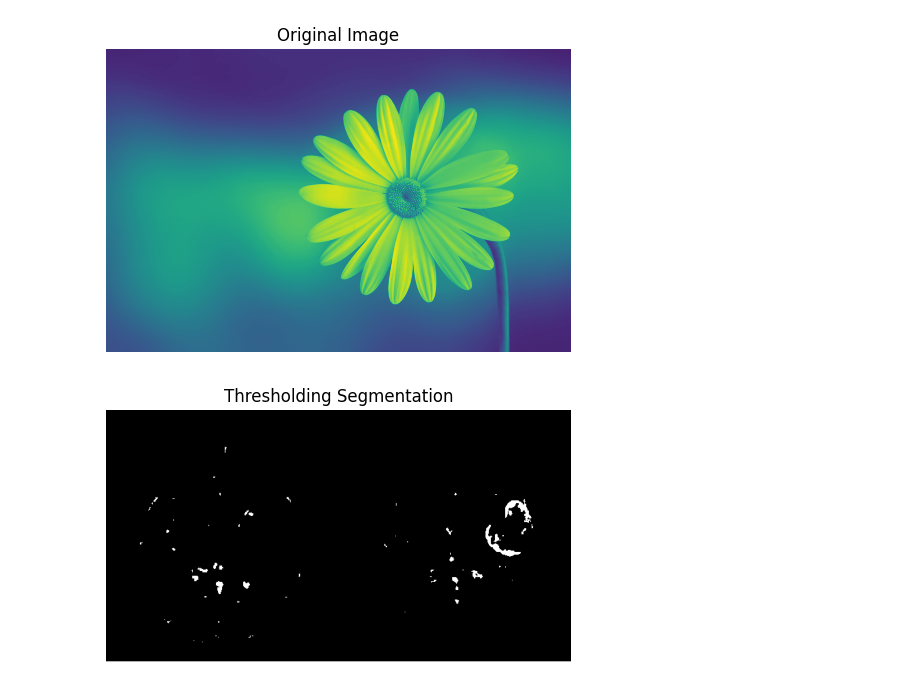
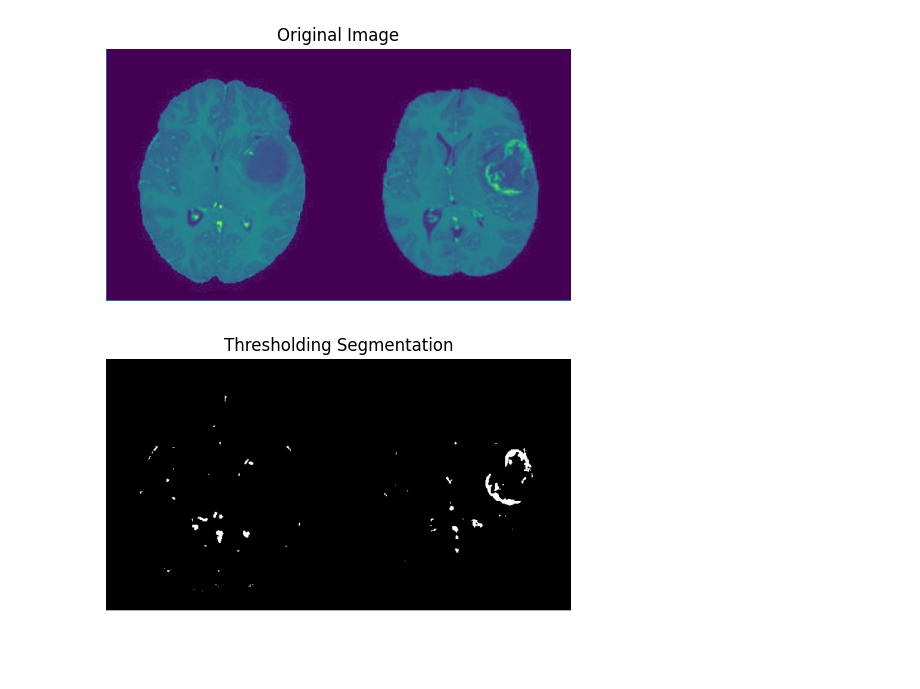
Before and after one commit to DeMoN-7/Pattern-Recognition, a Jupyter notebook: Lab Experiments/exp5/main.ipynb, the cells around one changed output. Cells and saved outputs as stored; diff of their text form; code cells hidden in the pictures; blank space fills up the shorter version.

```diff
--- a/Lab Experiments/exp5/main.ipynb
+++ b/Lab Experiments/exp5/main.ipynb
@@ -1,19 +1,19 @@
 # %%
 import cv2
 import numpy as np
 import matplotlib.pyplot as plt
 
 # Load the image
-image = cv2.imread('img7.jpg', cv2.IMREAD_GRAYSCALE)
+image = cv2.imread('img8.jpg', cv2.IMREAD_GRAYSCALE)
 # image_rgb=cv2.cvtColor(image,cv2.COLOR_BGR2RGB)
 # Show the original image
 plt.figure(figsize=(6,6))
 plt.imshow(image)
 plt.title("Original Image")
 plt.axis('off')
 plt.show()
 # %% [output]
-[figure, old version]
+[figure, new version]
 # %%
 # thresholding means converting pixel values to binary
 # i.e if pixel value is greater than 127 it will covert it to 255(white)
```
